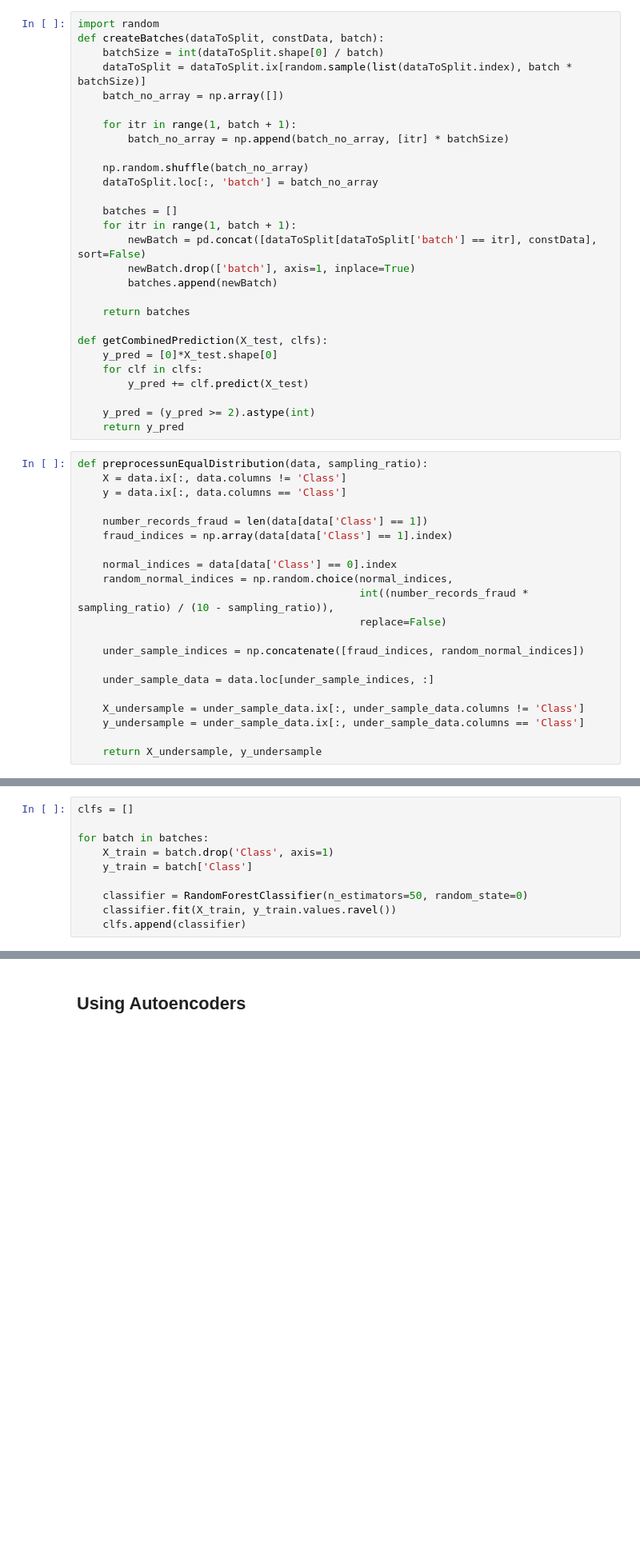
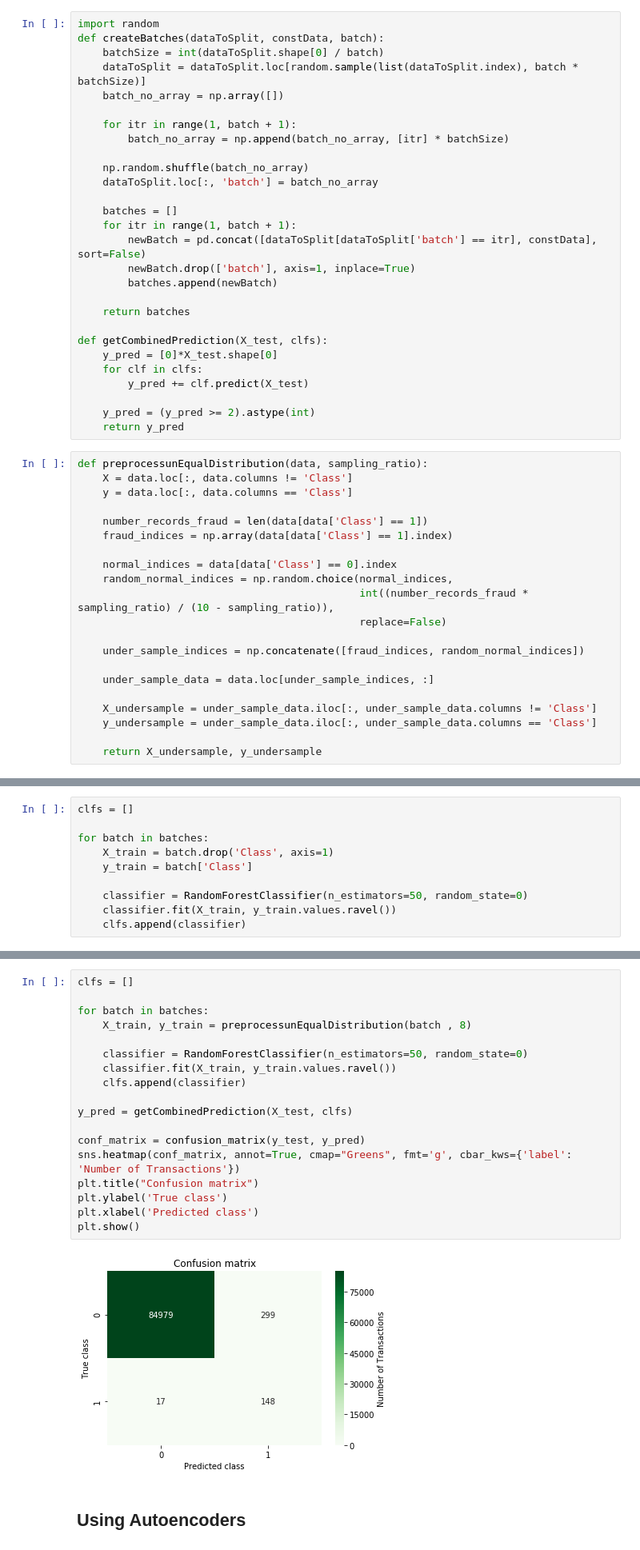
Before and after one commit to TarunISCO/ml-capstone, a Jupyter notebook: CreditCardFraudDetection.ipynb, the cells around one changed output, grey strips where cells are left out. Shown: that part at 80% size. Drawn from its saved outputs; the diff is of its cells as text; blank space fills up the shorter version.

Commit message:
added sampling cases for random forest

```diff
--- a/CreditCardFraudDetection.ipynb
+++ b/CreditCardFraudDetection.ipynb
@@ -159,7 +159,7 @@ plt.show()
 import random
 def createBatches(dataToSplit, constData, batch):
     batchSize = int(dataToSplit.shape[0] / batch)
-    dataToSplit = dataToSplit.ix[random.sample(list(dataToSplit.index), batch * batchSize)]
+    dataToSplit = dataToSplit.loc[random.sample(list(dataToSplit.index), batch * batchSize)]
     batch_no_array = np.array([])
 
     for itr in range(1, batch + 1):
@@ -185,8 +185,8 @@ def getCombinedPrediction(X_test, clfs):
     return y_pred
 # %%
 def preprocessunEqualDistribution(data, sampling_ratio):
-    X = data.ix[:, data.columns != 'Class']
-    y = data.ix[:, data.columns == 'Class']
+    X = data.loc[:, data.columns != 'Class']
+    y = data.loc[:, data.columns == 'Class']
 
     number_records_fraud = len(data[data['Class'] == 1])
     fraud_indices = np.array(data[data['Class'] == 1].index)
@@ -200,8 +200,8 @@ def preprocessunEqualDistribution(data, sampling_ratio):
 
     under_sample_data = data.loc[under_sample_indices, :]
 
-    X_undersample = under_sample_data.ix[:, under_sample_data.columns != 'Class']
-    y_undersample = under_sample_data.ix[:, under_sample_data.columns == 'Class']
+    X_undersample = under_sample_data.iloc[:, under_sample_data.columns != 'Class']
+    y_undersample = under_sample_data.iloc[:, under_sample_data.columns == 'Class']
 
     return X_undersample, y_undersample
 # %%
@@ -276,3 +252,23 @@ plt.show()
+# %%
+clfs = []
+
+for batch in batches:
+    X_train, y_train = preprocessunEqualDistribution(batch , 8)
+
+    classifier = RandomForestClassifier(n_estimators=50, random_state=0)
+    classifier.fit(X_train, y_train.values.ravel())
+    clfs.append(classifier)
+
+y_pred = getCombinedPrediction(X_test, clfs)
+
+conf_matrix = confusion_matrix(y_test, y_pred)
+sns.heatmap(conf_matrix, annot=True, cmap="Greens", fmt='g', cbar_kws={'label': 'Number of Transactions'})
+plt.title("Confusion matrix")
+plt.ylabel('True class')
+plt.xlabel('Predicted class')
+plt.show()
+# %% [output]
+[figure, added]
 # %% [markdown]
 ## Using Autoencoders
 # %% [markdown]
```
Also changed, not shown: parts of 8 cells of this notebook.
